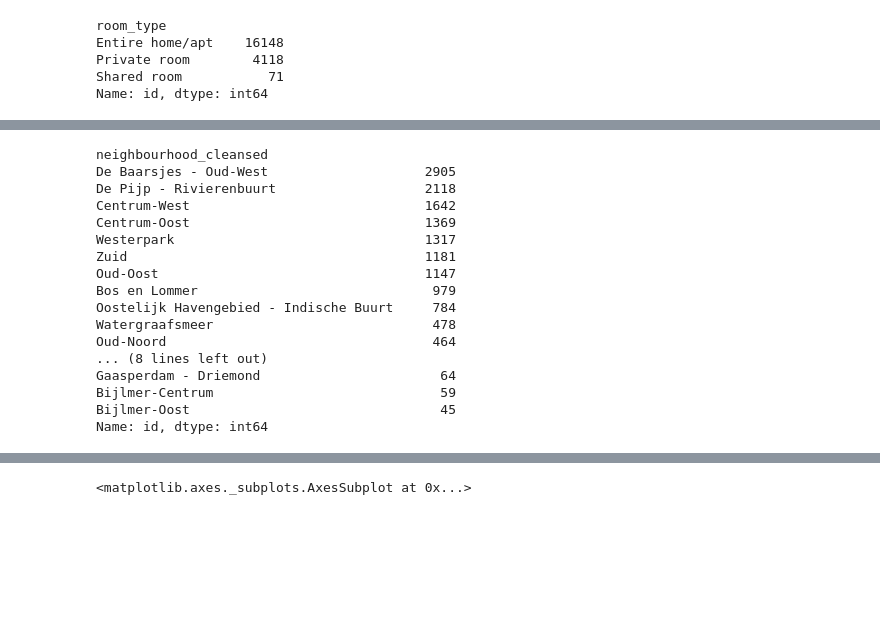
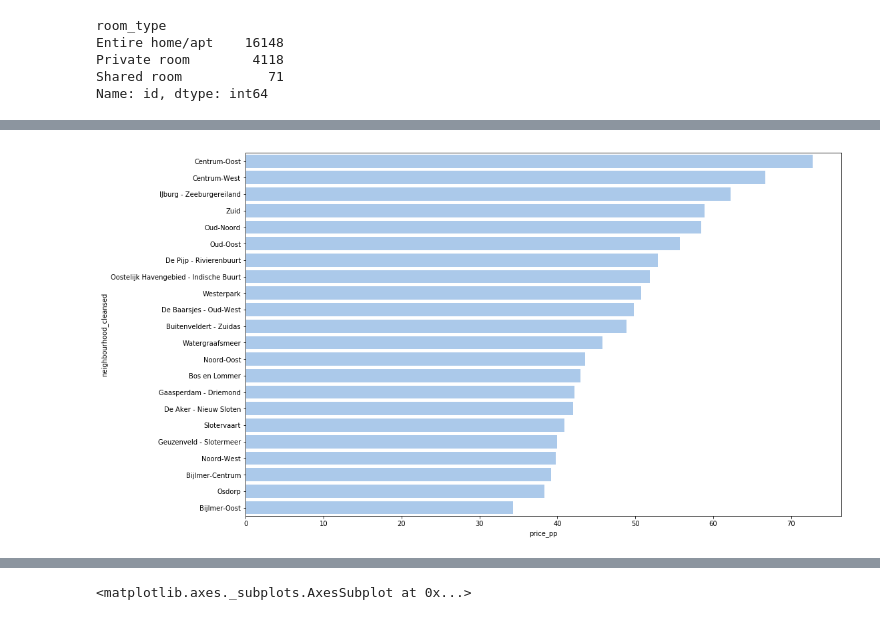
Before and after one commit to lukazaplotnik/Airbnb-Data-Analysis, a Jupyter notebook: Airbnb Prices in Amsterdam.ipynb, the cells around one changed output, grey strips where cells are left out. Cells and saved outputs as stored; diff of their text form; code cells hidden in the pictures; blank space fills up the shorter version.

```diff
--- a/Airbnb Prices in Amsterdam.ipynb
+++ b/Airbnb Prices in Amsterdam.ipynb
@@ -170,24 +236,42 @@ Name: id, dtype: int64
+# %%
+def price_neighborhood(df, filters = None):
+    """" Calculates and visualizes the average price per person per night in each neighborhood.
+    Filters can be applied so the analysis can be repeated on different subsets of the original dataframe.
+
+    Parameters
+    ----------
+    df : DataFrame, detailed data of Airbnb listings including their price per person per night
+    filters: dict, column - value pairs used to filter the dataset
+
+    Returns
+    -------
+    None
+    """
+
+    #Empty Filter
+    bools = [True]*df.shape[0]
+
+    #Combine all the filters
+    if filters:
+        for column, value in filters.items():
+            additional_filter = (df[column] == value)
+            bools = bools & additional_filter
+
+    #Apply the filters
+    df_filtered = df[bools]
+
+    #Calculate average prices in different neighborhoods
+    avg_prices = df_filtered.groupby(['neighbourhood_cleansed'])['price_pp'].mean().sort_values(ascending = False)
+
+    #Store them in a dataframe
+    avg_prices_df = pd.DataFrame(avg_prices).reset_index()
+
+    #Visualize the results
+    sns.barplot(y = 'neighbourhood_cleansed', x = 'price_pp', data = avg_prices_df, orient='h', color= colors[0])
+# %%
+price_neighborhood(listings, {'room_type': 'Private room'})
+# %% [output]
+[figure, added]
 # %%
 additional_filter = (listings['room_type'] == 'Entire home/apt')
 listings_filtered = listings[additional_filter]
-# %%
-#The number of listings in each neighbourhood
-listings_filtered.groupby('neighbourhood_cleansed').count()['id'].sort_values(ascending = False)
-# %% [output]
-neighbourhood_cleansed
-De Baarsjes - Oud-West                    2905
-De Pijp - Rivierenbuurt                   2118
-Centrum-West                              1642
-Centrum-Oost                              1369
-Westerpark                                1317
-Zuid                                      1181
-Oud-Oost                                  1147
-Bos en Lommer                              979
-Oostelijk Havengebied - Indische Buurt     784
-Watergraafsmeer                            478
-Oud-Noord                                  464
-... (8 lines left out)
-Gaasperdam - Driemond                       64
-Bijlmer-Centrum                             59
-Bijlmer-Oost                                45
-Name: id, dtype: int64
```
Also changed, not shown: parts of 12 cells of this notebook.
